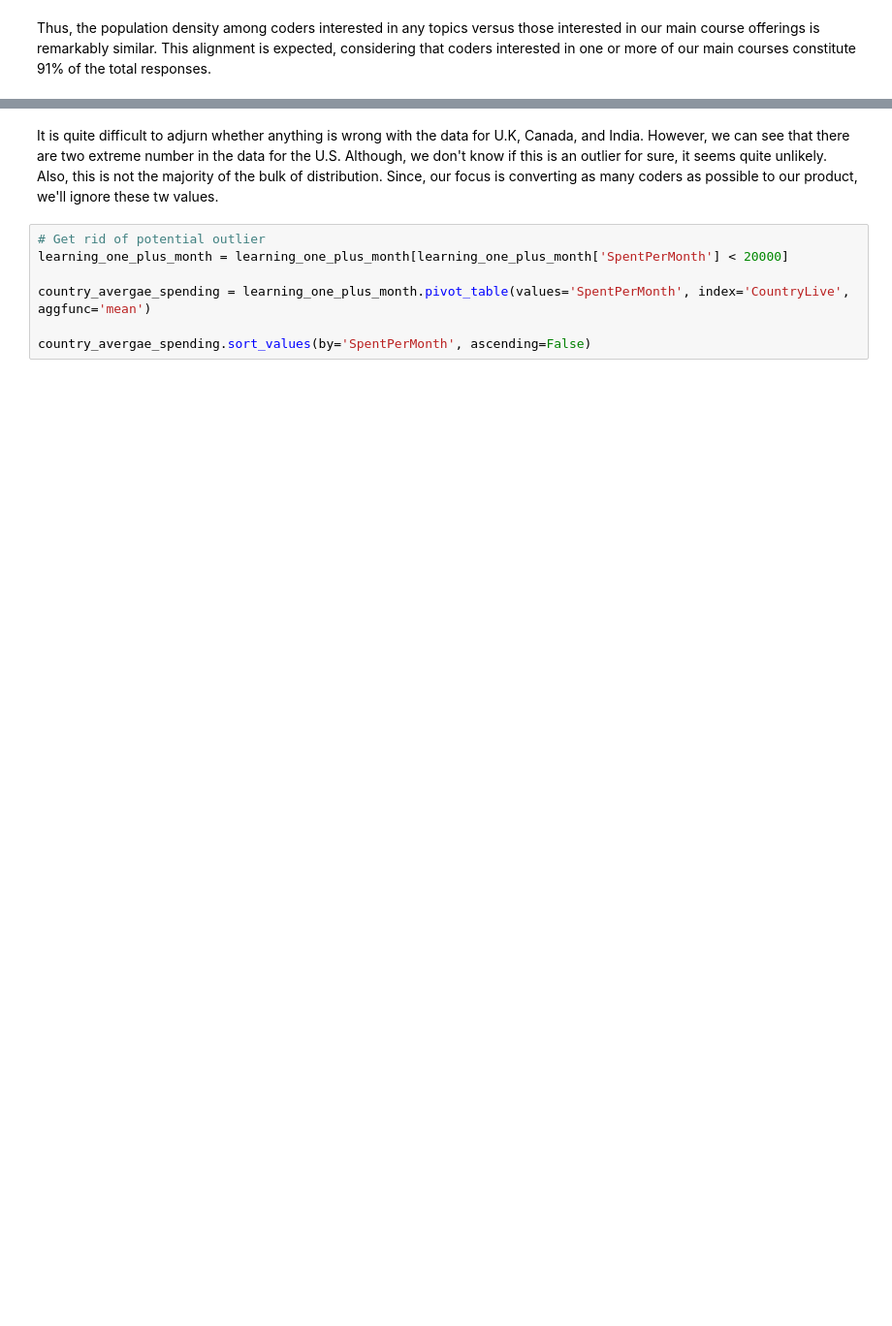
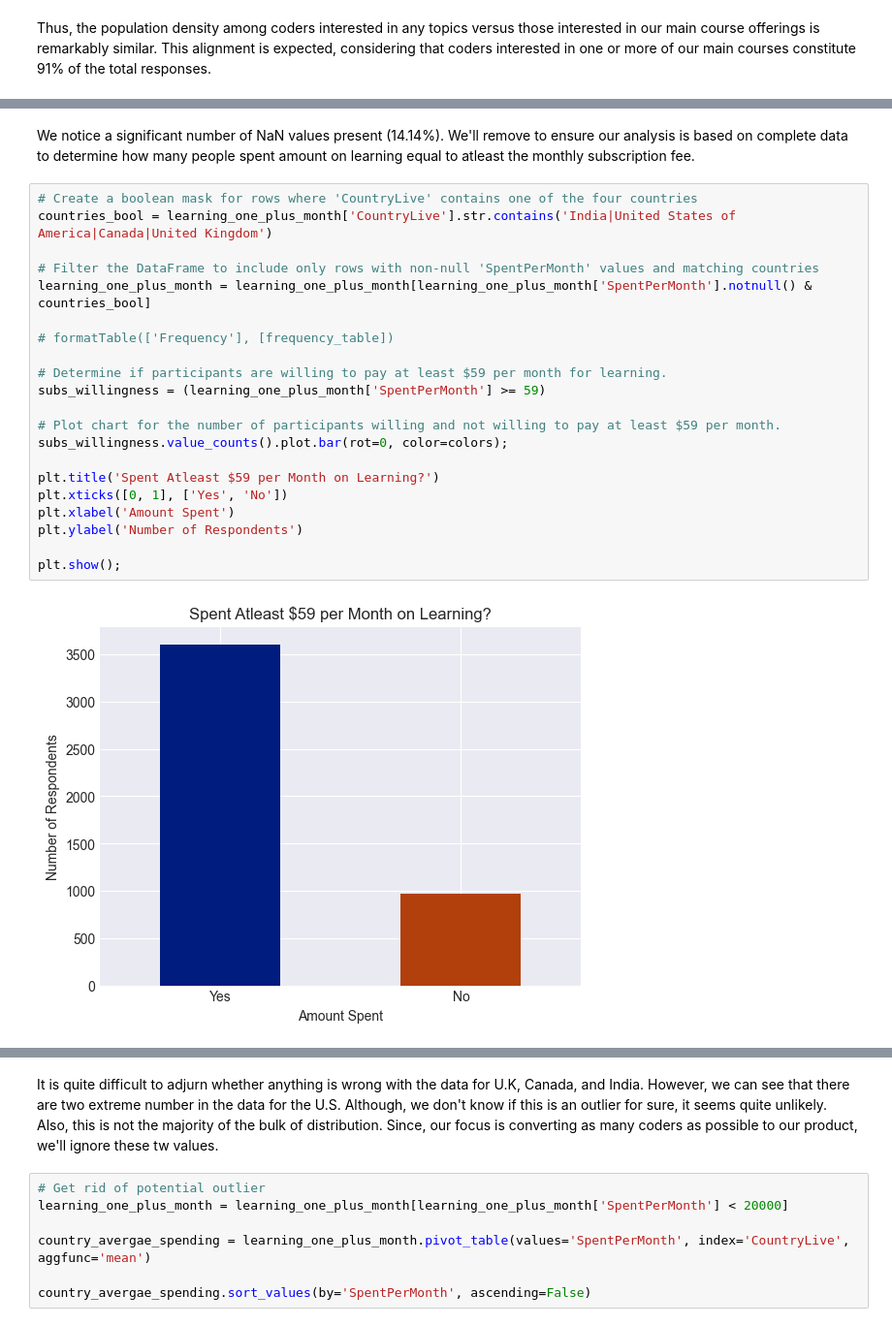
Before and after one commit to shree131/best-market-to-advertise-case_study, a Jupyter notebook: Best_Market_Analysis_Report.ipynb, the cells around one changed output, grey strips where cells are left out. Shown at 97% size. Saved outputs shown, nothing was run; the diff lists cells and outputs as text; blank space fills up the shorter version.

```diff
--- a/Best_Market_Analysis_Report.ipynb
+++ b/Best_Market_Analysis_Report.ipynb
@@ -500 +576,26 @@ Thus, the population density among coders interested in any topics versus those
+# %% [markdown]
+We notice a significant number of NaN values present (14.14%). We'll remove to ensure our analysis is based on complete data to determine how many people spent amount on learning equal to atleast the monthly subscription fee.
+# %%
+# Create a boolean mask for rows where 'CountryLive' contains one of the four countries
+countries_bool = learning_one_plus_month['CountryLive'].str.contains('India|United States of America|Canada|United Kingdom')
+
+# Filter the DataFrame to include only rows with non-null 'SpentPerMonth' values and matching countries
+learning_one_plus_month = learning_one_plus_month[learning_one_plus_month['SpentPerMonth'].notnull() & countries_bool]
+
+# formatTable(['Frequency'], [frequency_table])
+
+# Determine if participants are willing to pay at least $59 per month for learning.
+subs_willingness = (learning_one_plus_month['SpentPerMonth'] >= 59)
+
+# Plot chart for the number of participants willing and not willing to pay at least $59 per month.
+subs_willingness.value_counts().plot.bar(rot=0, color=colors);
+
+plt.title('Spent Atleast $59 per Month on Learning?')
+plt.xticks([0, 1], ['Yes', 'No'])
+plt.xlabel('Amount Spent')
+plt.ylabel('Number of Respondents')
+
+plt.show();
+# %% [output]
+[figure, added]
 # %% [markdown]
```
Also changed, not shown: parts of 44 cells of this notebook.
